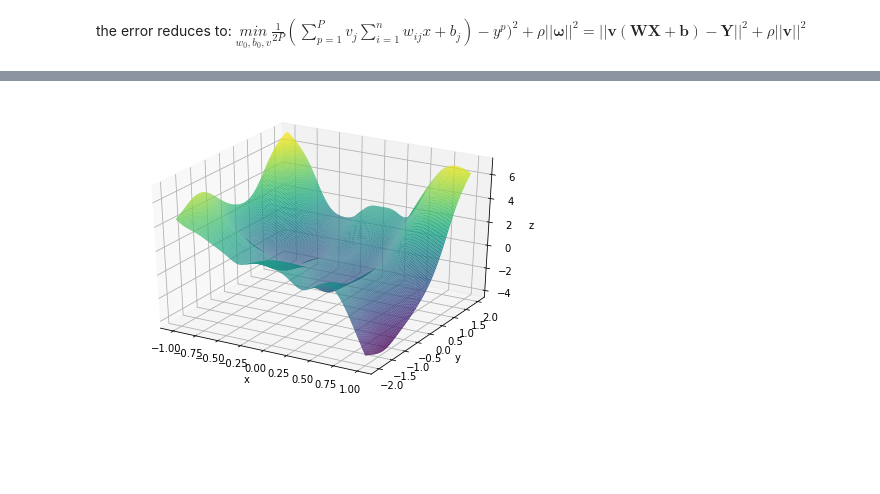
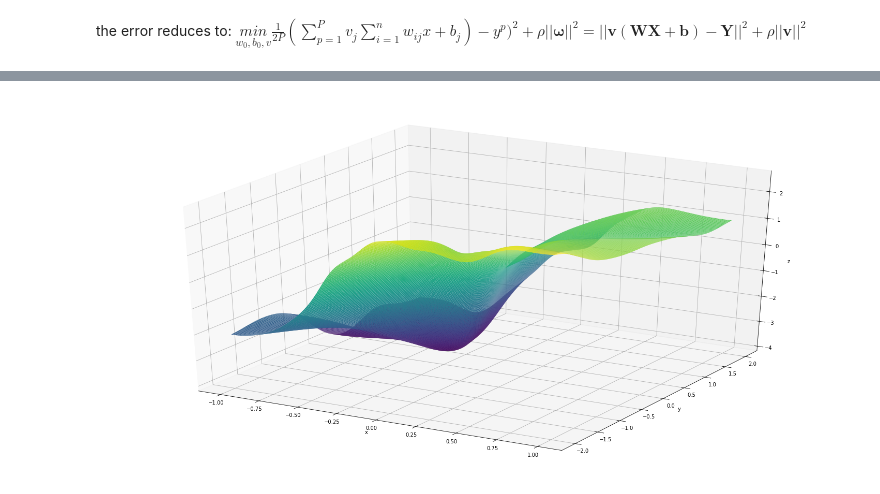
Before and after one commit to giorgiozannini/omml-homework-2, a Jupyter notebook: mlp.ipynb, the cells around one changed output, grey strips where cells are left out. Cells and saved outputs as stored; diff of their text form; code cells hidden in the pictures; blank space fills up the shorter version.

```diff
--- a/mlp.ipynb
+++ b/mlp.ipynb
@@ -163,7 +161,7 @@ np.linalg.norm(jacobian)
 def plot(nn):
 
     # creates 3d space
-    fig = plt.figure()
+    fig = plt.figure(figsize = [20,10])
     ax = Axes3D(fig)
 
     # grid of the support of the estimated function
@@ -271,5 +273,5 @@ class ShallowNeuralNetwork:
 # %%
-"""class Mlp_El(ShallowNeuralNetwork):
+"""class Mlp_el(ShallowNeuralNetwork):
 
     # activation function (hyperbolic tangent)
     def g(self, x):
@@ -294,6 +296,10 @@ class ShallowNeuralNetwork:
     def optimize(self):
 
         inits = self.v
-        result =  minimize(self.loss, x0 = inits, method = self.method, jac = self.grad)
+        print("training...", "\n")
+        start = time.time()
+        result =  minimize(self.loss, x0 = inits, method = self.method)#, jac = self.grad)
+        time_elapsed = time.time() - start
         print(result)
-            """
+        print("finished training.")
+        return result"""
@@ -324,17 +332,25 @@ class Mlp_el(ShallowNeuralNetwork):
 # extreme  learning traning
 print("training...", "\n")
 start = time.time()
+num_it = 100000
 
-test_mse = 100
-while  test_mse > 0.025:
-    nn = Mlp_el(X_train, y_train, N = 50, sigma = 5, rho = 10e-5)
+test_mses = {}
+train_mses = {}
+for i in tqdm_notebook(range(num_it)):
+
+    s = np.random.randint(1000000000)
+    nn = Mlp_el(X_train, y_train, N = 50, sigma = 5, rho = 10e-5, seed = s)
     nn.optimize()
-    test_mse = nn.mse(X_test, y_test, nn.w, nn.b, nn.v)
+
+    train_mses[s] = nn.mse(X_train, y_train, nn.w, nn.b, nn.v)
+    test_mses[s] = nn.mse(X_test, y_test, nn.w,nn.b, nn.v)
 
 time_elapsed = time.time() - start
 print("finished training.")
 
-print("Train Error :", nn.mse(X_train, y_train, nn.w, nn.b, nn.v))
-print("Test Error :", nn.mse(X_test, y_test, nn.w, nn.b, nn.v))
+opt_seed = min(test_mses, key=test_mses.get)
+print("Train Error :", min(list(train_mses.values())))
+print("Test Error :", min(list(test_mses.values()))) # 0.0268 661459688
+print("Seed :", opt_seed)
 # %% [output]
 training...
@@ -342,7 +363,7 @@ training...
 def plot(nn):
 
     # creates 3d space
-    fig = plt.figure()
+    fig = plt.figure(figsize = [20,10])
     ax = Axes3D(fig)
 
     # grid of the support of the estimated function
@@ -361,7 +382,8 @@ def plot(nn):
     ax.set_ylabel('y')
     ax.set_zlabel('z')
     plt.show()
-# %%
-plot(nn)
-# %% [output]
-[figure, removed]
+# %%
+nn = Mlp_el(X_train, y_train, N = 50, sigma = 5, rho = 10e-5, seed = 9694167)
+plot(nn)
+# %% [output]
+[figure, added]
```
Also changed, not shown: parts of 8 cells of this notebook.
